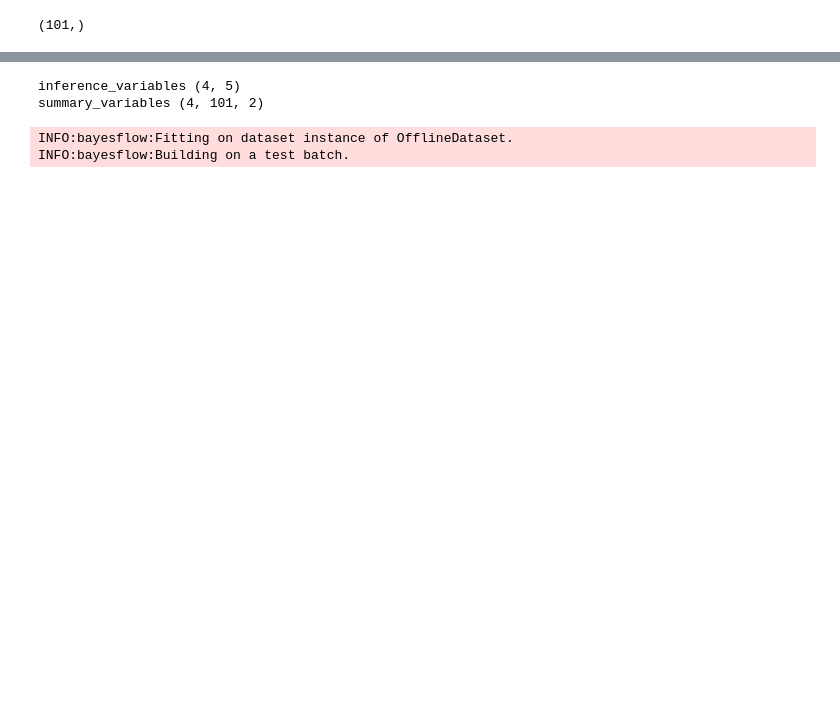
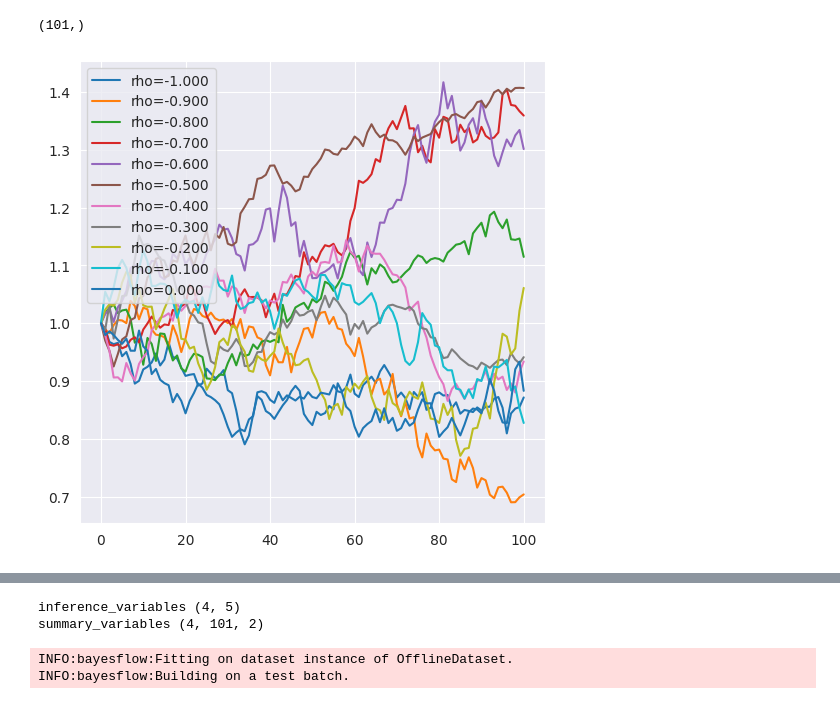
Before and after one commit to HexTechKiran/BayesSmile, a Jupyter notebook: notebooks/simple_heston.ipynb, the cells around one changed output, grey strips where cells are left out. Saved outputs shown, nothing was run; the diff lists cells and outputs as text; code cells hidden in the pictures; blank space fills up the shorter version.

Commit message:
Update simple heston notebook

```diff
--- a/notebooks/simple_heston.ipynb
+++ b/notebooks/simple_heston.ipynb
@@ -98,6 +101,15 @@ def priors():
         "theta":   theta,
         "V0":      V0,
     }
+# %%
+rhos = np.linspace(-1.0, 0, 11)
+f, ax = plt.subplots(1, 1, figsize=(6, 6))
+for i, rho in enumerate(rhos):
+    prices = simple_heston(rho=rho)
+    plt.plot(prices["price"], label="rho={:.3f}".format(rho))
+    plt.legend()
+# %% [output]
+[figure, added]
 # %%
 simulator = bf.make_simulator([priors, simple_heston])
 # %%
```
Also changed, not shown: parts of 11 cells of this notebook.
